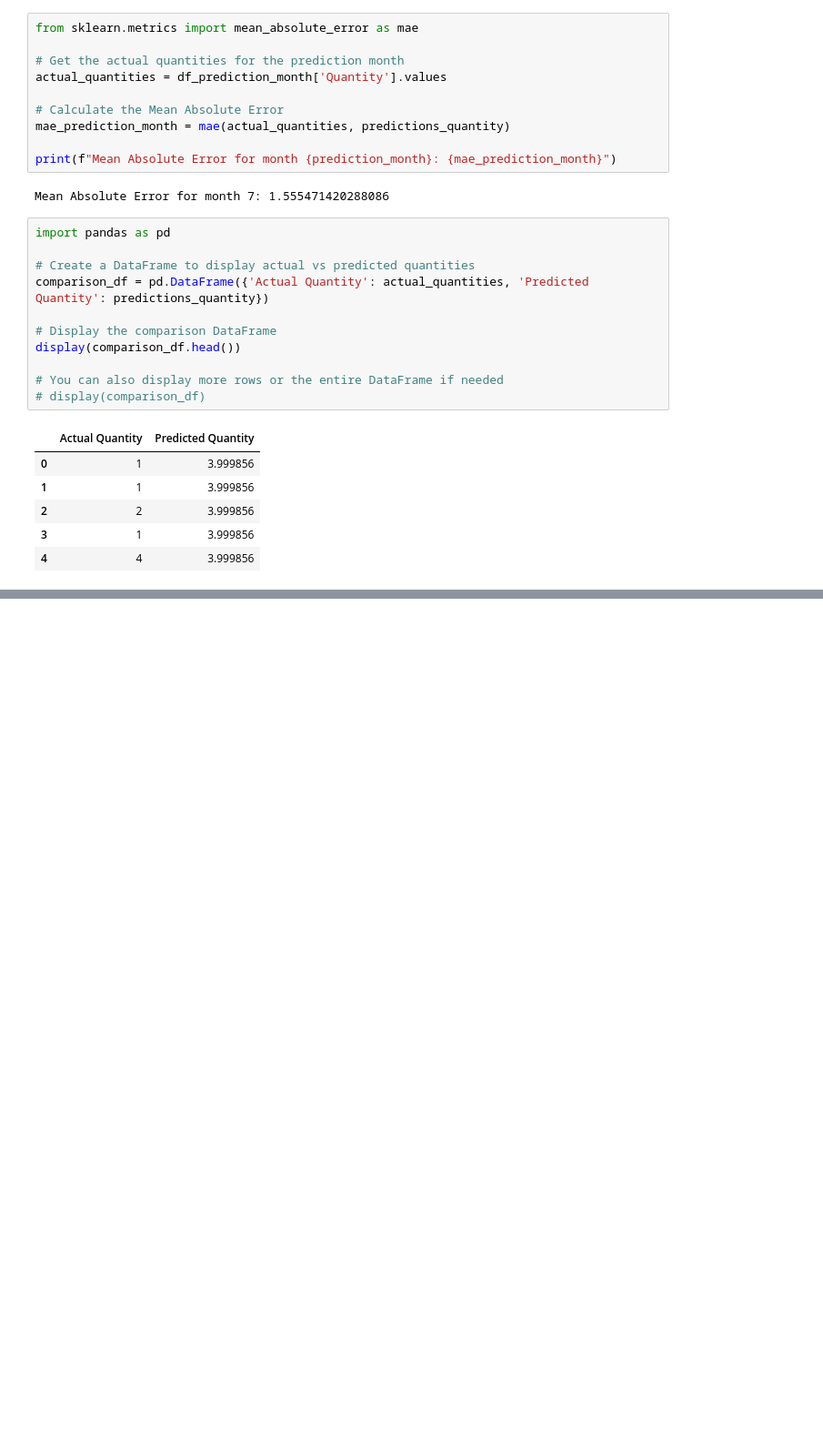
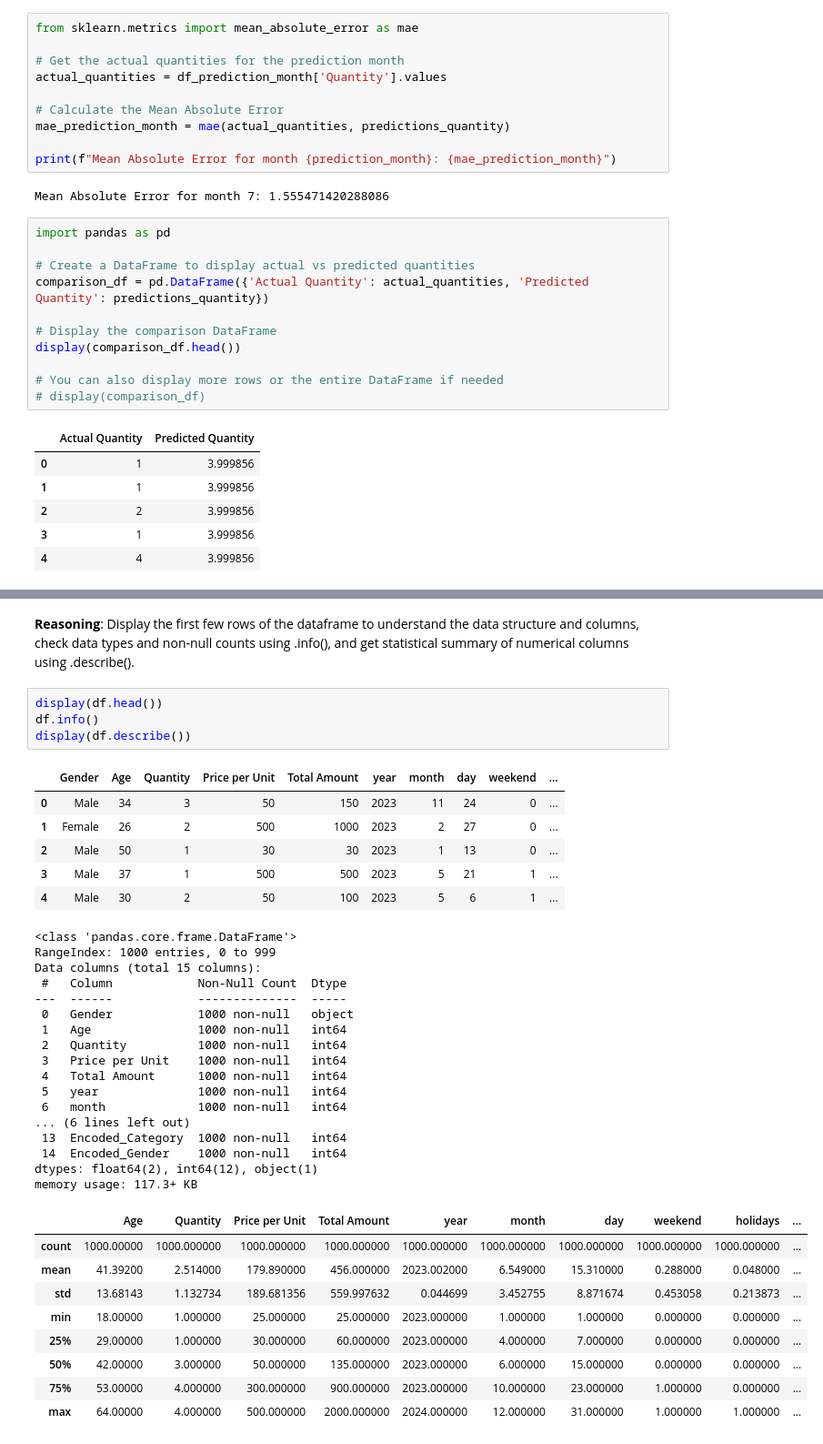
Before and after one commit to shubhanagrawal/Walmart-Hackathon, a Jupyter notebook: walmart.ipynb, the cells around one changed output, grey strips where cells are left out. Shown at 91% size. Saved outputs shown, nothing was run; the diff lists cells and outputs as text; blank space fills up the shorter version.

```diff
--- a/walmart.ipynb
+++ b/walmart.ipynb
@@ -521,0 +530,40 @@ display(comparison_df.head())
+# %% [markdown]
+**Reasoning**:
+Display the first few rows of the dataframe to understand the data structure and columns, check data types and non-null counts using .info(), and get statistical summary of numerical columns using .describe().
+# %%
+display(df.head())
+df.info()
+display(df.describe())
+# %% [output]
+|  | Gender | Age | Quantity | Price per Unit | Total Amount | year | month | day | weekend | ... |
+| 0 | Male | 34 | 3 | 50 | 150 | 2023 | 11 | 24 | 0 | ... |
+| 1 | Female | 26 | 2 | 500 | 1000 | 2023 | 2 | 27 | 0 | ... |
+| 2 | Male | 50 | 1 | 30 | 30 | 2023 | 1 | 13 | 0 | ... |
+| 3 | Male | 37 | 1 | 500 | 500 | 2023 | 5 | 21 | 1 | ... |
+| 4 | Male | 30 | 2 | 50 | 100 | 2023 | 5 | 6 | 1 | ... |
+<class 'pandas.core.frame.DataFrame'>
+RangeIndex: 1000 entries, 0 to 999
+Data columns (total 15 columns):
+ #   Column            Non-Null Count  Dtype
+---  ------            --------------  -----
+ 0   Gender            1000 non-null   object
+ 1   Age               1000 non-null   int64
+ 2   Quantity          1000 non-null   int64
+ 3   Price per Unit    1000 non-null   int64
+ 4   Total Amount      1000 non-null   int64
+ 5   year              1000 non-null   int64
+ 6   month             1000 non-null   int64
+... (6 lines left out)
+ 13  Encoded_Category  1000 non-null   int64
+ 14  Encoded_Gender    1000 non-null   int64
+dtypes: float64(2), int64(12), object(1)
+memory usage: 117.3+ KB
+|  | Age | Quantity | Price per Unit | Total Amount | year | month | day | weekend | holidays | ... |
+| count | 1000.00000 | 1000.000000 | 1000.000000 | 1000.000000 | 1000.000000 | 1000.000000 | 1000.000000 | 1000.000000 | 1000.000000 | ... |
+| mean | 41.39200 | 2.514000 | 179.890000 | 456.000000 | 2023.002000 | 6.549000 | 15.310000 | 0.288000 | 0.048000 | ... |
+| std | 13.68143 | 1.132734 | 189.681356 | 559.997632 | 0.044699 | 3.452755 | 8.871674 | 0.453058 | 0.213873 | ... |
+| min | 18.00000 | 1.000000 | 25.000000 | 25.000000 | 2023.000000 | 1.000000 | 1.000000 | 0.000000 | 0.000000 | ... |
+| 25% | 29.00000 | 1.000000 | 30.000000 | 60.000000 | 2023.000000 | 4.000000 | 7.000000 | 0.000000 | 0.000000 | ... |
+| 50% | 42.00000 | 3.000000 | 50.000000 | 135.000000 | 2023.000000 | 6.000000 | 15.000000 | 0.000000 | 0.000000 | ... |
+| 75% | 53.00000 | 4.000000 | 300.000000 | 900.000000 | 2023.000000 | 10.000000 | 23.000000 | 1.000000 | 0.000000 | ... |
+| max | 64.00000 | 4.000000 | 500.000000 | 2000.000000 | 2024.000000 | 12.000000 | 31.000000 | 1.000000 | 1.000000 | ... |
```
Also changed, not shown: parts of 16 cells of this notebook.
